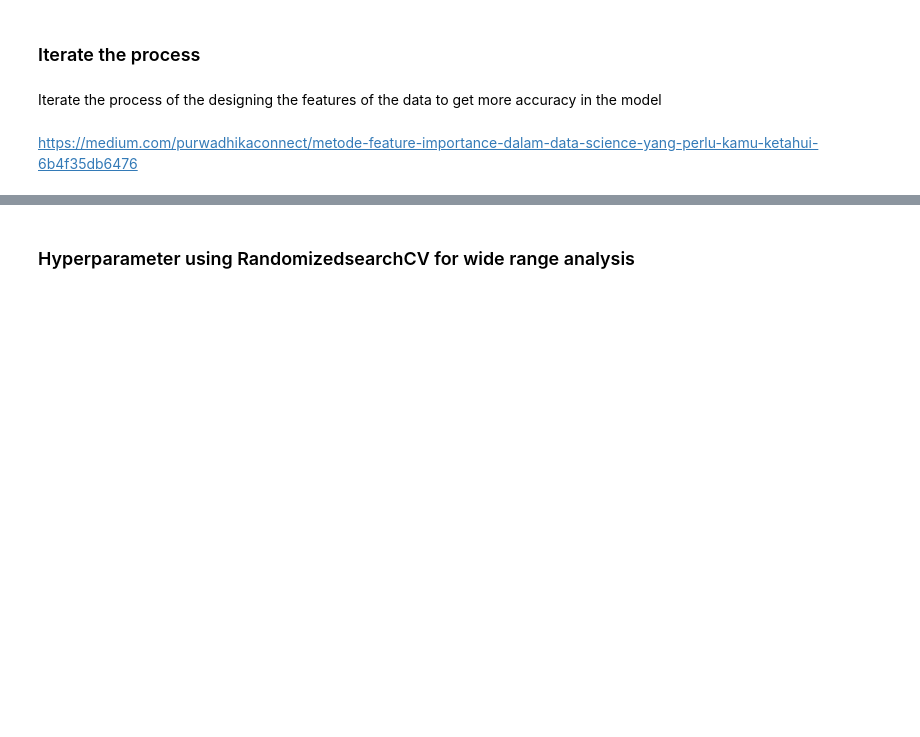
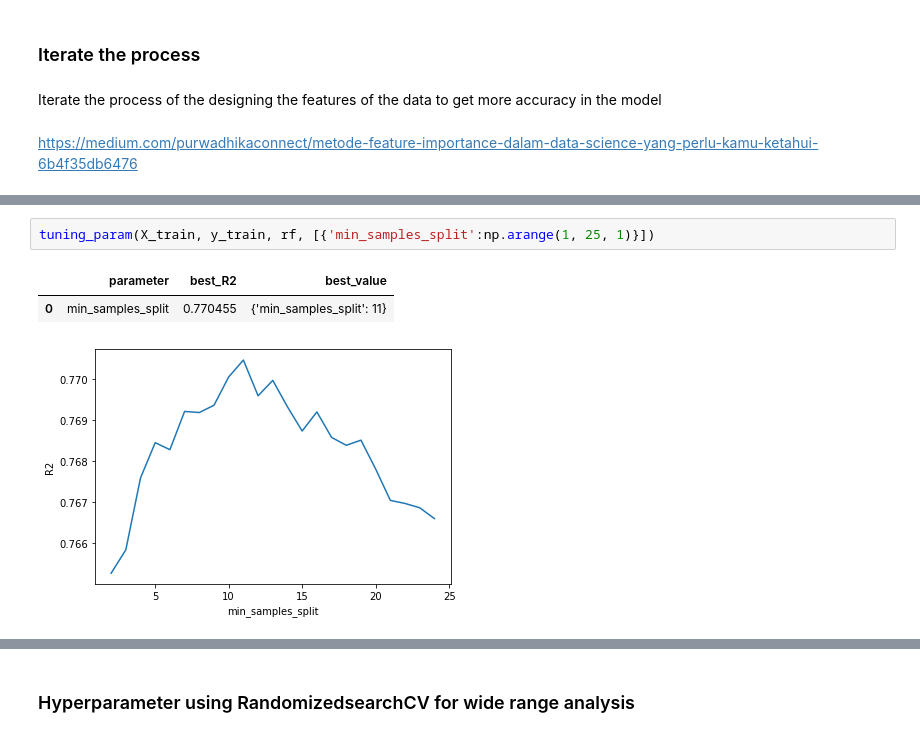
Before and after one commit to RodzanIskandar/Used_Craiglist_Car_Price_Prediction, a Jupyter notebook: machine learning model.ipynb, the cells around one changed output, grey strips where cells are left out. Drawn from its saved outputs; the diff is of its cells as text; blank space fills up the shorter version.

```diff
--- a/machine learning model.ipynb
+++ b/machine learning model.ipynb
@@ -185,0 +241,6 @@ https://medium.com/purwadhikaconnect/metode-feature-importance-dalam-data-scienc
+# %%
+tuning_param(X_train, y_train, rf, [{'min_samples_split':np.arange(1, 25, 1)}])
+# %% [output]
+|  | parameter | best_R2 | best_value |
+| 0 | min_samples_split | 0.770455 | {'min_samples_split': 11} |
+[figure, added]
```
Also changed, not shown: parts of 18 cells of this notebook.
